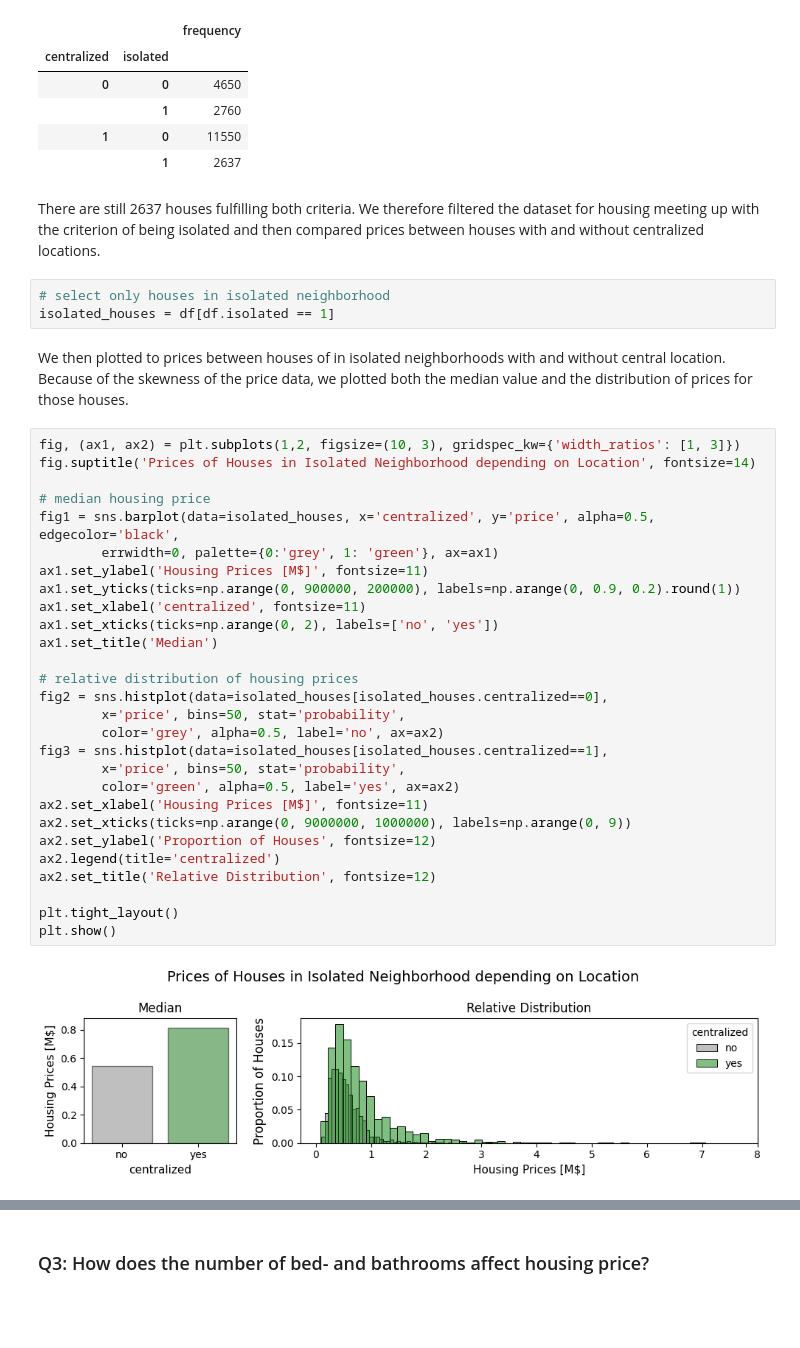
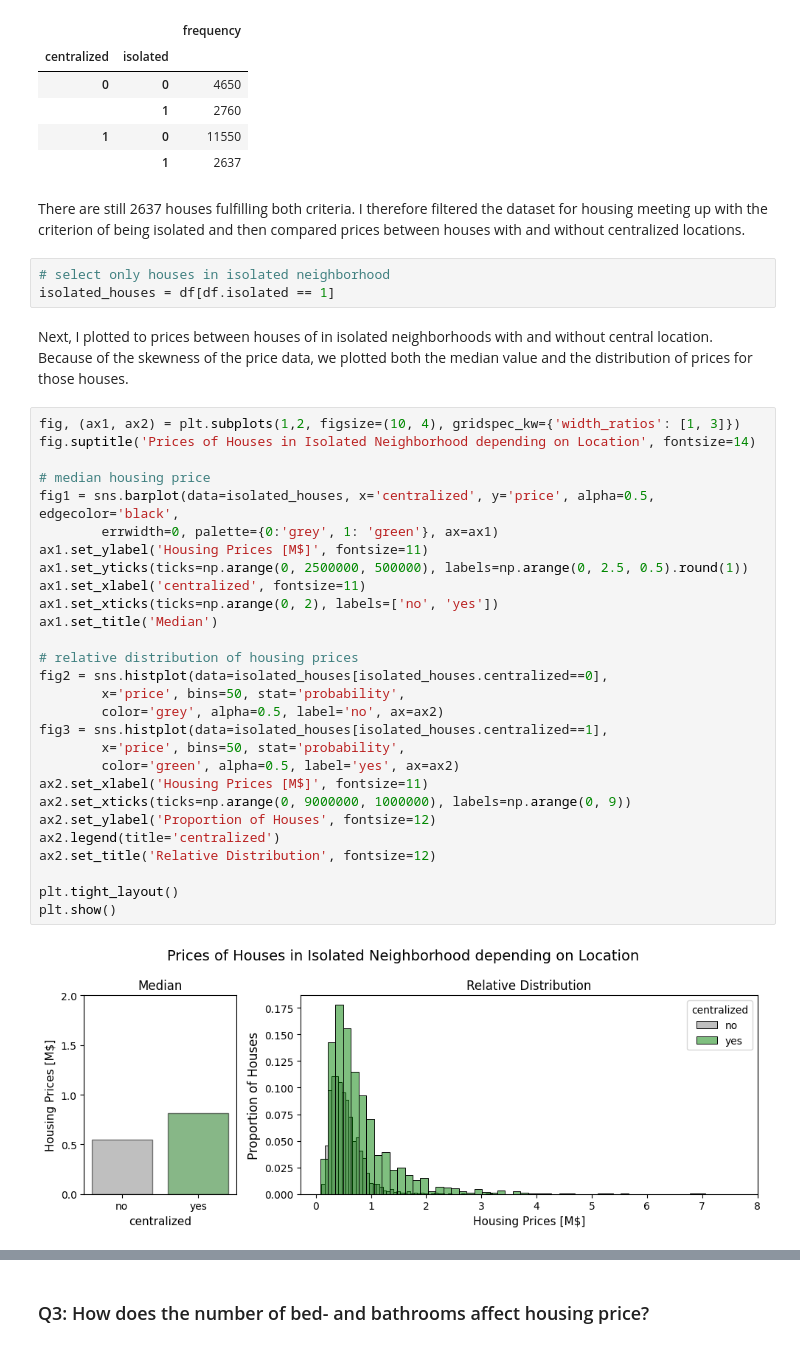
Before and after one commit to KAEngelhardt/EDA_project_220914, a Jupyter notebook: Larry_Sanders_EDA.ipynb, the cells around one changed output, grey strips where cells are left out. Drawn from its saved outputs; the diff is of its cells as text; blank space fills up the shorter version.

```diff
--- a/Larry_Sanders_EDA.ipynb
+++ b/Larry_Sanders_EDA.ipynb
@@ -408,40 +441,40 @@ df.groupby(['centralized', 'isolated']).size().to_frame('frequency')
 | 1 | 0 | 11550 |
 |  | 1 | 2637 |
 # %% [markdown]
-There are still 2637 houses fulfilling both criteria. We therefore filtered the dataset for housing meeting up with the criterion of being isolated and then compared prices between houses with and without centralized locations.
+There are still 2637 houses fulfilling both criteria. I therefore filtered the dataset for housing meeting up with the criterion of being isolated and then compared prices between houses with and without centralized locations.
 # %%
 # select only houses in isolated neighborhood
 isolated_houses = df[df.isolated == 1]
 # %% [markdown]
-We then plotted to prices between houses of in isolated neighborhoods with and without central location. Because of the skewness of the price data, we plotted both the median value and the distribution of prices for those houses.
+Next, I plotted to prices between houses of in isolated neighborhoods with and without central location. Because of the skewness of the price data, we plotted both the median value and the distribution of prices for those houses.
 # %%
-fig, (ax1, ax2) = plt.subplots(1,2, figsize=(10, 3), gridspec_kw={'width_ratios': [1, 3]})
+fig, (ax1, ax2) = plt.subplots(1,2, figsize=(10, 4), gridspec_kw={'width_ratios': [1, 3]})
 fig.suptitle('Prices of Houses in Isolated Neighborhood depending on Location', fontsize=14)
 
 # median housing price
 fig1 = sns.barplot(data=isolated_houses, x='centralized', y='price', alpha=0.5, edgecolor='black',
         errwidth=0, palette={0:'grey', 1: 'green'}, ax=ax1)
 ax1.set_ylabel('Housing Prices [M$]', fontsize=11)
-ax1.set_yticks(ticks=np.arange(0, 900000, 200000), labels=np.arange(0, 0.9, 0.2).round(1))
+ax1.set_yticks(ticks=np.arange(0, 2500000, 500000), labels=np.arange(0, 2.5, 0.5).round(1))
 ax1.set_xlabel('centralized', fontsize=11)
 ax1.set_xticks(ticks=np.arange(0, 2), labels=['no', 'yes'])
 ax1.set_title('Median')
 
 # relative distribution of housing prices
 fig2 = sns.histplot(data=isolated_houses[isolated_houses.centralized==0],
         x='price', bins=50, stat='probability',
         color='grey', alpha=0.5, label='no', ax=ax2)
 fig3 = sns.histplot(data=isolated_houses[isolated_houses.centralized==1],
         x='price', bins=50, stat='probability',
         color='green', alpha=0.5, label='yes', ax=ax2)
 ax2.set_xlabel('Housing Prices [M$]', fontsize=11)
 ax2.set_xticks(ticks=np.arange(0, 9000000, 1000000), labels=np.arange(0, 9))
 ax2.set_ylabel('Proportion of Houses', fontsize=12)
 ax2.legend(title='centralized')
 ax2.set_title('Relative Distribution', fontsize=12)
 
 plt.tight_layout()
 plt.show()
 # %% [output]
-[figure, old version]
+[figure, new version]
 # %% [markdown]
```
Also changed, not shown: parts of 41 cells of this notebook, 4 other files.
